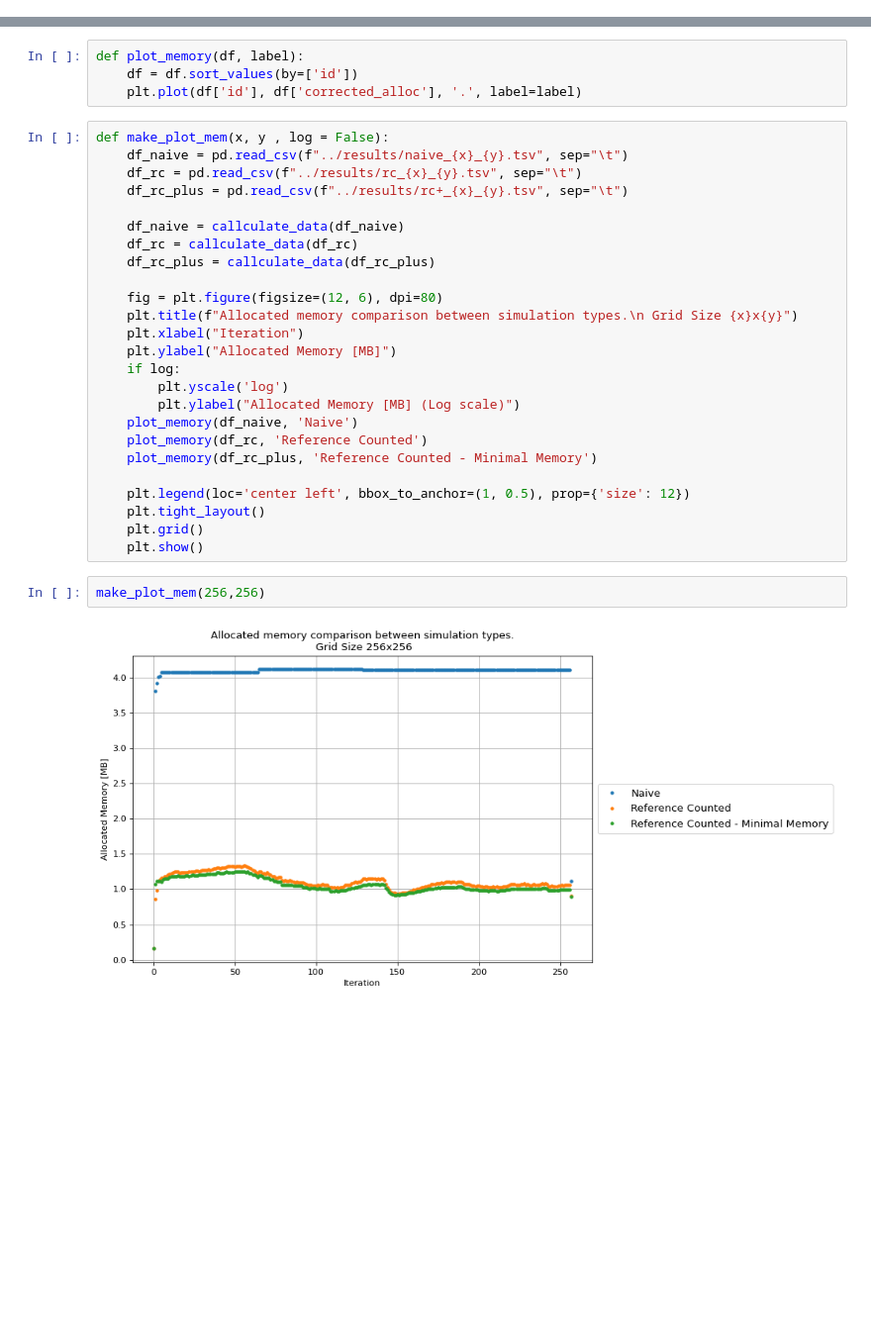
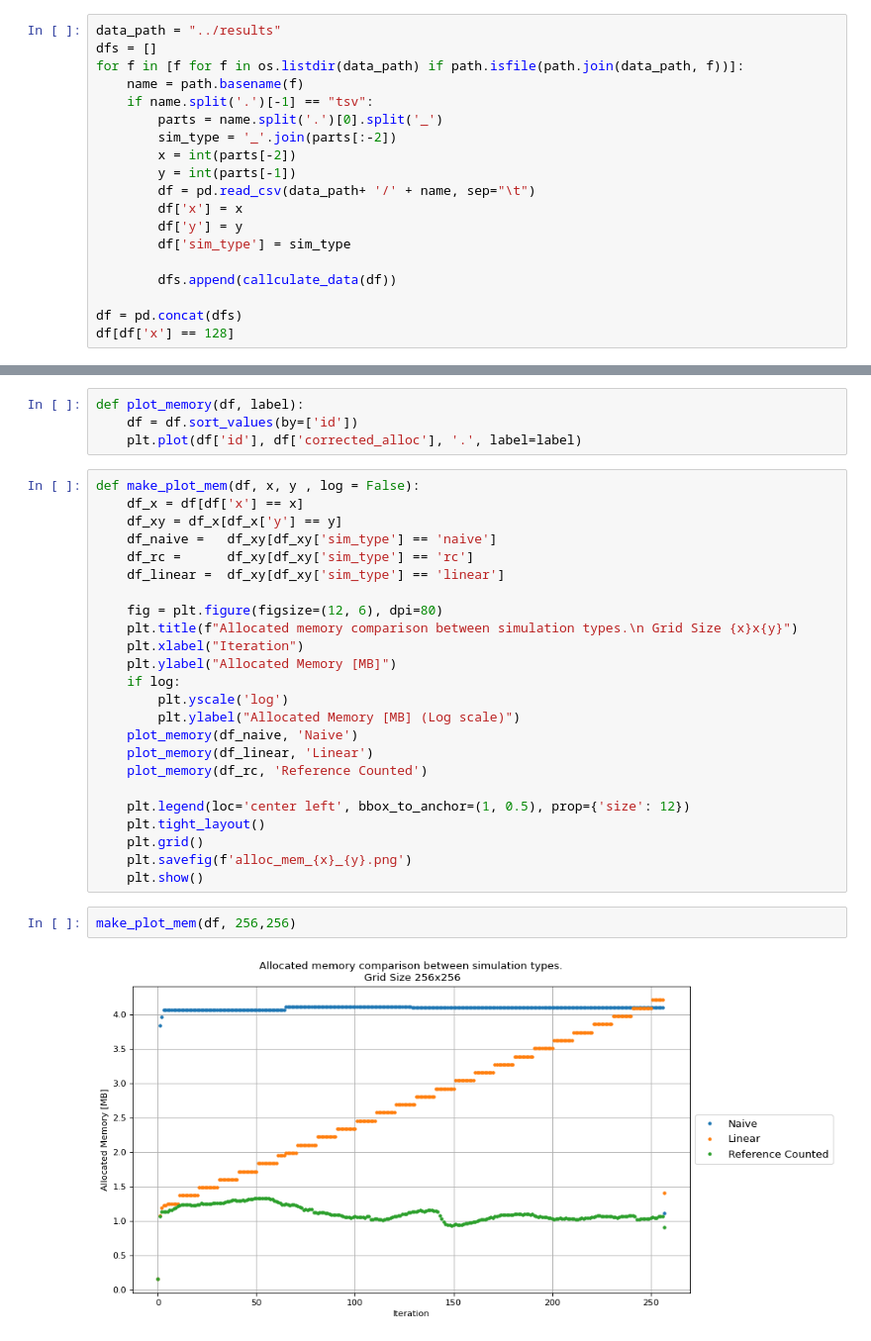
Before and after one commit to matix522/trajectory-calculator, a Jupyter notebook: data_processing/plot_memory.ipynb, the cells around one changed output, grey strips where cells are left out. Shown at 99% size. Saved outputs shown, nothing was run; the diff lists cells and outputs as text; blank space fills up the shorter version.

Commit message:
Added Data Processing

```diff
--- a/data_processing/plot_memory.ipynb
+++ b/data_processing/plot_memory.ipynb
@@ -12,3 +14,22 @@ def callculate_data(df):
     df['allocated'] = df['allocated'].apply(convert_to_mb)
     df['resident'] = df['resident'].apply(convert_to_mb)
     return df
+# %%
+data_path = "../results"
+dfs = []
+for f in [f for f in os.listdir(data_path) if path.isfile(path.join(data_path, f))]:
+    name = path.basename(f)
+    if name.split('.')[-1] == "tsv":
+        parts = name.split('.')[0].split('_')
+        sim_type = '_'.join(parts[:-2])
+        x = int(parts[-2])
+        y = int(parts[-1])
+        df = pd.read_csv(data_path+ '/' + name, sep="\t")
+        df['x'] = x
+        df['y'] = y
+        df['sim_type'] = sim_type
+
+        dfs.append(callculate_data(df))
+
+df = pd.concat(dfs)
+df[df['x'] == 128]
@@ -17,14 +52,12 @@ def plot_memory(df, label):
     df = df.sort_values(by=['id'])
     plt.plot(df['id'], df['corrected_alloc'], '.', label=label)
 # %%
-def make_plot_mem(x, y , log = False):
-    df_naive = pd.read_csv(f"../results/naive_{x}_{y}.tsv", sep="\t")
-    df_rc = pd.read_csv(f"../results/rc_{x}_{y}.tsv", sep="\t")
-    df_rc_plus = pd.read_csv(f"../results/rc+_{x}_{y}.tsv", sep="\t")
-
-    df_naive = callculate_data(df_naive)
-    df_rc = callculate_data(df_rc)
-    df_rc_plus = callculate_data(df_rc_plus)
+def make_plot_mem(df, x, y , log = False):
+    df_x = df[df['x'] == x]
+    df_xy = df_x[df_x['y'] == y]
+    df_naive =   df_xy[df_xy['sim_type'] == 'naive']
+    df_rc =      df_xy[df_xy['sim_type'] == 'rc']
+    df_linear =  df_xy[df_xy['sim_type'] == 'linear']
 
     fig = plt.figure(figsize=(12, 6), dpi=80)
     plt.title(f"Allocated memory comparison between simulation types.\n Grid Size {x}x{y}")
@@ -34,15 +67,16 @@ def make_plot_mem(x, y , log = False):
         plt.yscale('log')
         plt.ylabel("Allocated Memory [MB] (Log scale)")
     plot_memory(df_naive, 'Naive')
+    plot_memory(df_linear, 'Linear')
     plot_memory(df_rc, 'Reference Counted')
-    plot_memory(df_rc_plus, 'Reference Counted - Minimal Memory')
 
     plt.legend(loc='center left', bbox_to_anchor=(1, 0.5), prop={'size': 12})
     plt.tight_layout()
     plt.grid()
+    plt.savefig(f'alloc_mem_{x}_{y}.png')
     plt.show()
 # %%
-make_plot_mem(256,256)
+make_plot_mem(df, 256,256)
 # %% [output]
-[figure, old version]
+[figure, new version]
 # %%
```
Also changed, not shown: parts of 23 cells of this notebook, 23 other files.
